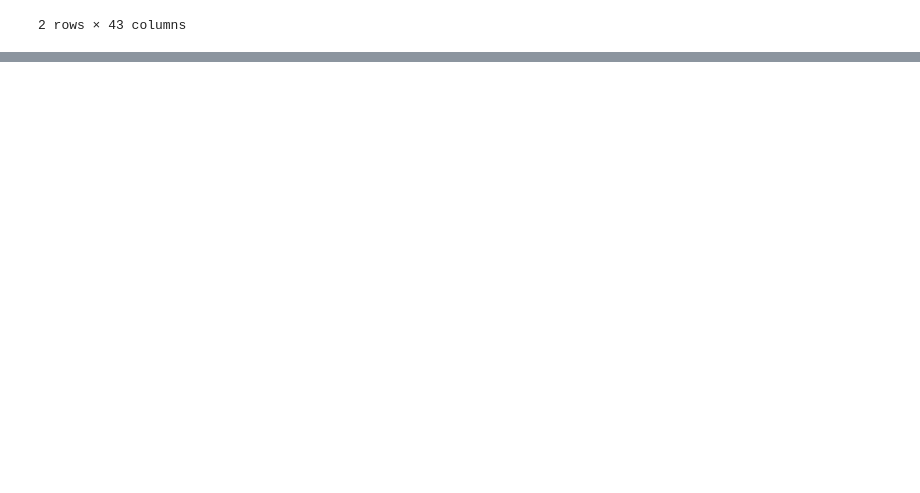
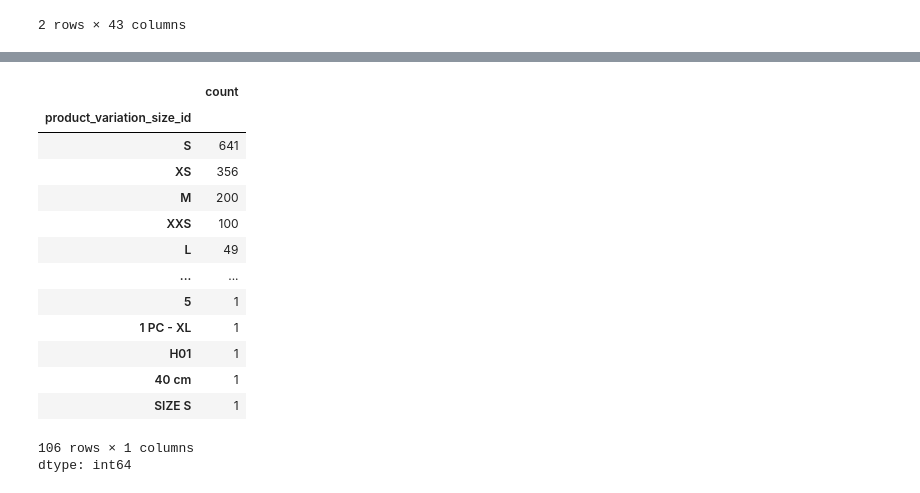
Before and after one commit to ShivaniSinghRajawat/E-commerce-Product-Sales-Data-Analysis, a Jupyter notebook: DataCleaning.ipynb, the cells around one changed output, grey strips where cells are left out. Saved outputs shown, nothing was run; the diff lists cells and outputs as text; code cells hidden in the pictures; blank space fills up the shorter version.

```diff
--- a/DataCleaning.ipynb
+++ b/DataCleaning.ipynb
@@ -139,0 +173,18 @@ products[products['rating_five_count'].isna()].head(2)
+# %%
+products['product_variation_size_id'].value_counts()
+# %% [output]
+|  | count |
+| product_variation_size_id |  |
+| S | 641 |
+| XS | 356 |
+| M | 200 |
+| XXS | 100 |
+| L | 49 |
+| ... | ... |
+| 5 | 1 |
+| 1 PC - XL | 1 |
+| H01 | 1 |
+| 40 cm | 1 |
+| SIZE S | 1 |
+106 rows × 1 columns
+dtype: int64
```
Also changed, not shown: parts of 17 cells of this notebook.
